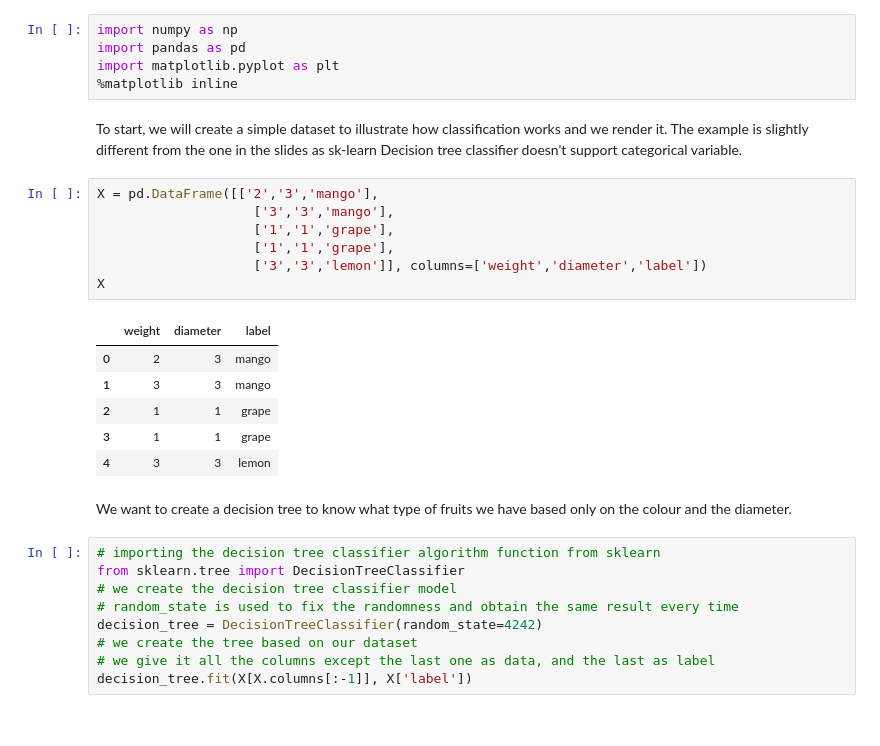
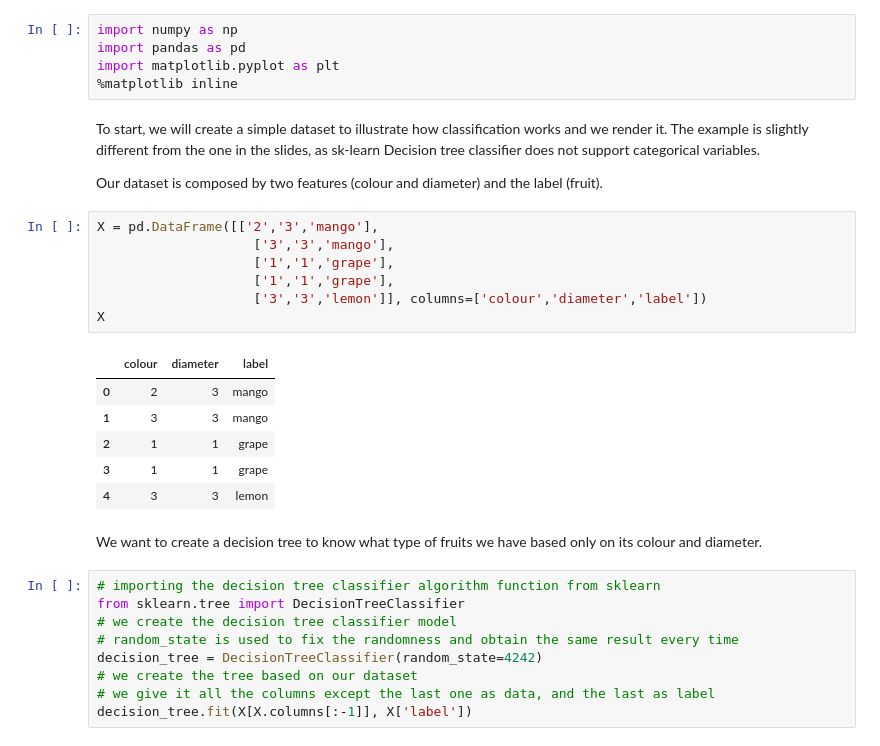
Before and after one commit to MartaVallejo/MachineLearning, a Jupyter notebook: DecisionTreeClassifier.ipynb, the cells around one changed output. Cells and saved outputs as stored; diff of their text form.

```diff
--- a/DecisionTreeClassifier.ipynb
+++ b/DecisionTreeClassifier.ipynb
@@ -6,23 +6,25 @@ import pandas as pd
 import matplotlib.pyplot as plt
 %matplotlib inline
 # %% [markdown]
-To start, we will create a simple dataset to illustrate how classification works and we render it. The example is slightly different from the one in the slides as sk-learn Decision tree classifier doesn't support categorical variable.
+To start, we will create a simple dataset to illustrate how classification works and we render it. The example is slightly different from the one in the slides, as sk-learn Decision tree classifier does not support categorical variables.
+
+Our dataset is composed by two features (colour and diameter) and the label (fruit).
 # %%
 X = pd.DataFrame([['2','3','mango'],
                     ['3','3','mango'],
                     ['1','1','grape'],
                     ['1','1','grape'],
-                    ['3','3','lemon']], columns=['weight','diameter','label'])
+                    ['3','3','lemon']], columns=['colour','diameter','label'])
 X
 # %% [output]
-|  | weight | diameter | label |
+|  | colour | diameter | label |
 | 0 | 2 | 3 | mango |
 | 1 | 3 | 3 | mango |
 | 2 | 1 | 1 | grape |
 | 3 | 1 | 1 | grape |
 | 4 | 3 | 3 | lemon |
 # %% [markdown]
-We want to create a decision tree to know what type of fruits we have based only on the colour and the diameter.
+We want to create a decision tree to know what type of fruits we have based only on its colour and diameter.
 # %%
 # importing the decision tree classifier algorithm function from sklearn
 from sklearn.tree import DecisionTreeClassifier
```
Also changed, not shown: parts of 16 cells of this notebook.
